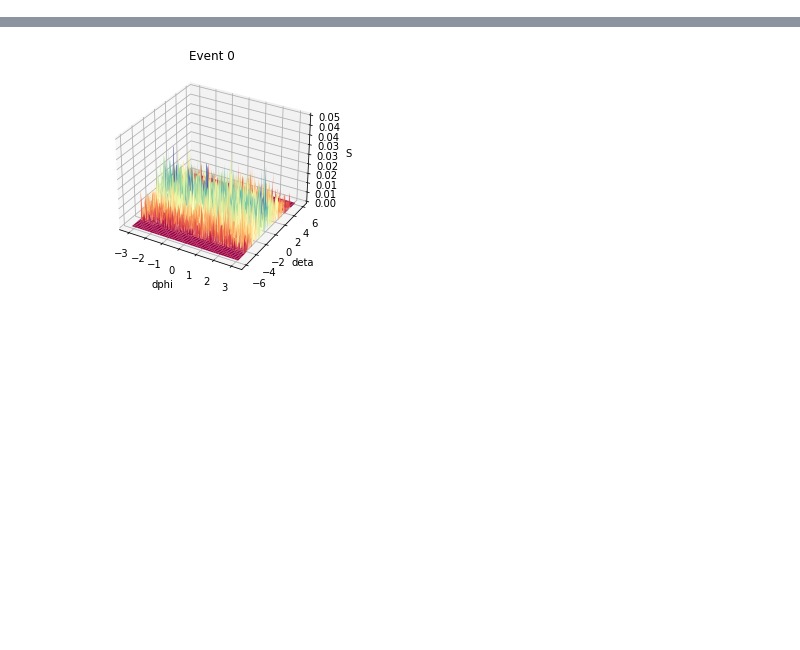
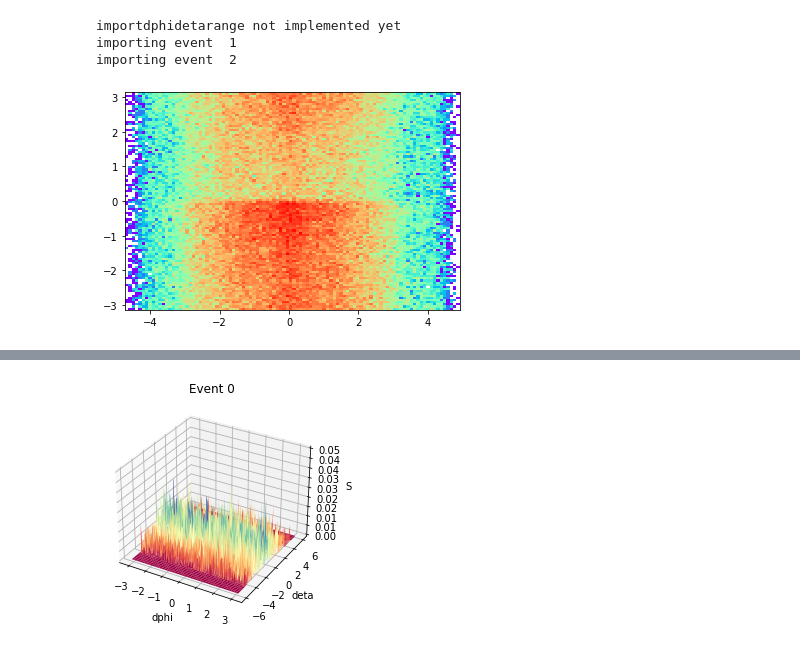
Before and after one commit to HarryWang0619/CIS_May_FinalProject, a Jupyter notebook: surface test.ipynb, the cells around one changed output, grey strips where cells are left out. Saved outputs shown, nothing was run; the diff lists cells and outputs as text; code cells hidden in the pictures; blank space fills up the shorter version.

```diff
--- a/surface test.ipynb
+++ b/surface test.ipynb
@@ -72,3 +9,16 @@ event_0to9x,event_0to9y, event_0to9z = addhist(0,9)
+# %%
+data = importdphidetarange(0, 2)
+phi = data["phi"]
+
+eta = data["eta"]
+# %% [output]
+importdphidetarange not implemented yet
+importing event  1
+importing event  2
+# %%
+counts,xbins,ybins,image = plt.hist2d(eta,phi,bins=100,norm=LogNorm(), cmap = plt.cm.rainbow)
+# %% [output]
+[figure, added]
 # %%
 fig, ax = plt.subplots(subplot_kw={"projection": "3d"})
 
```
Also changed, not shown: parts of 11 cells of this notebook.
